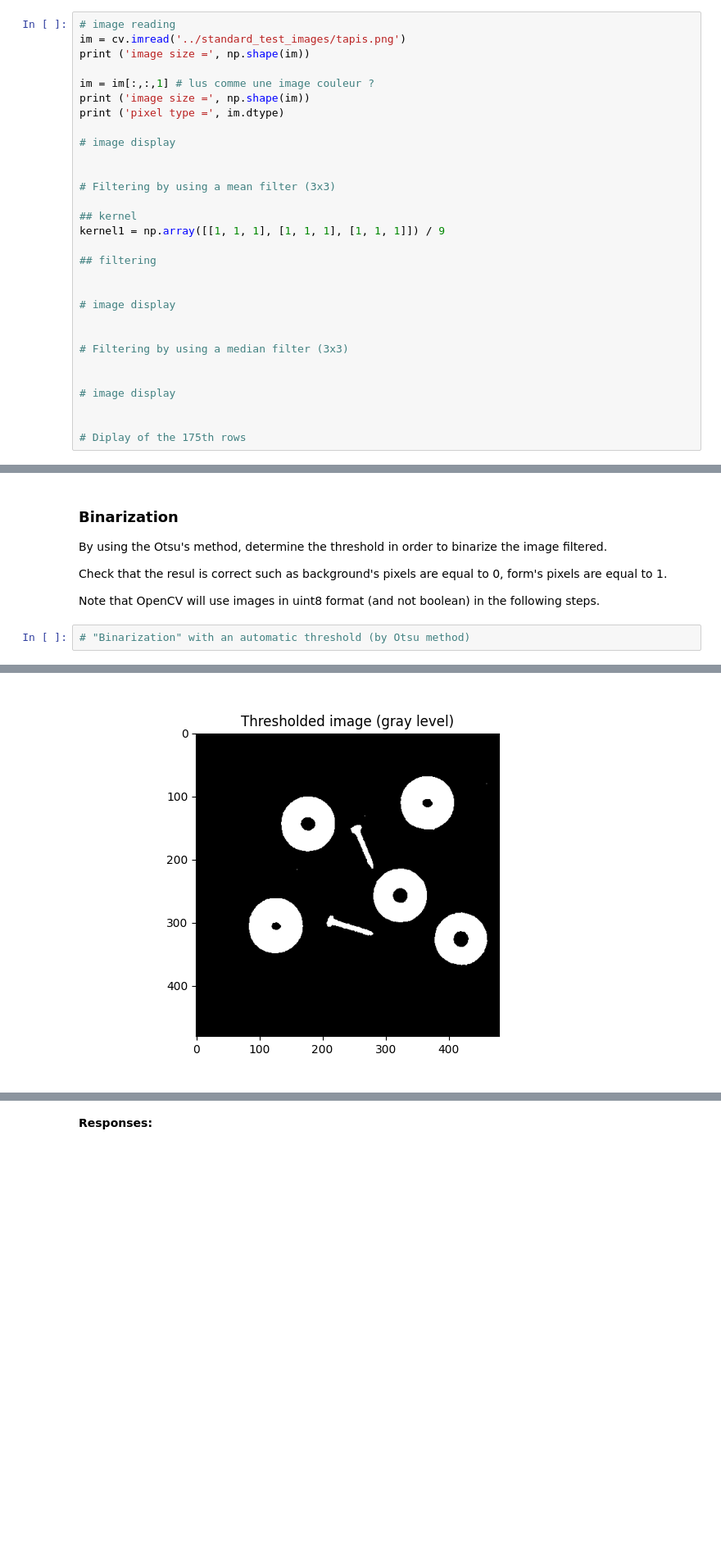
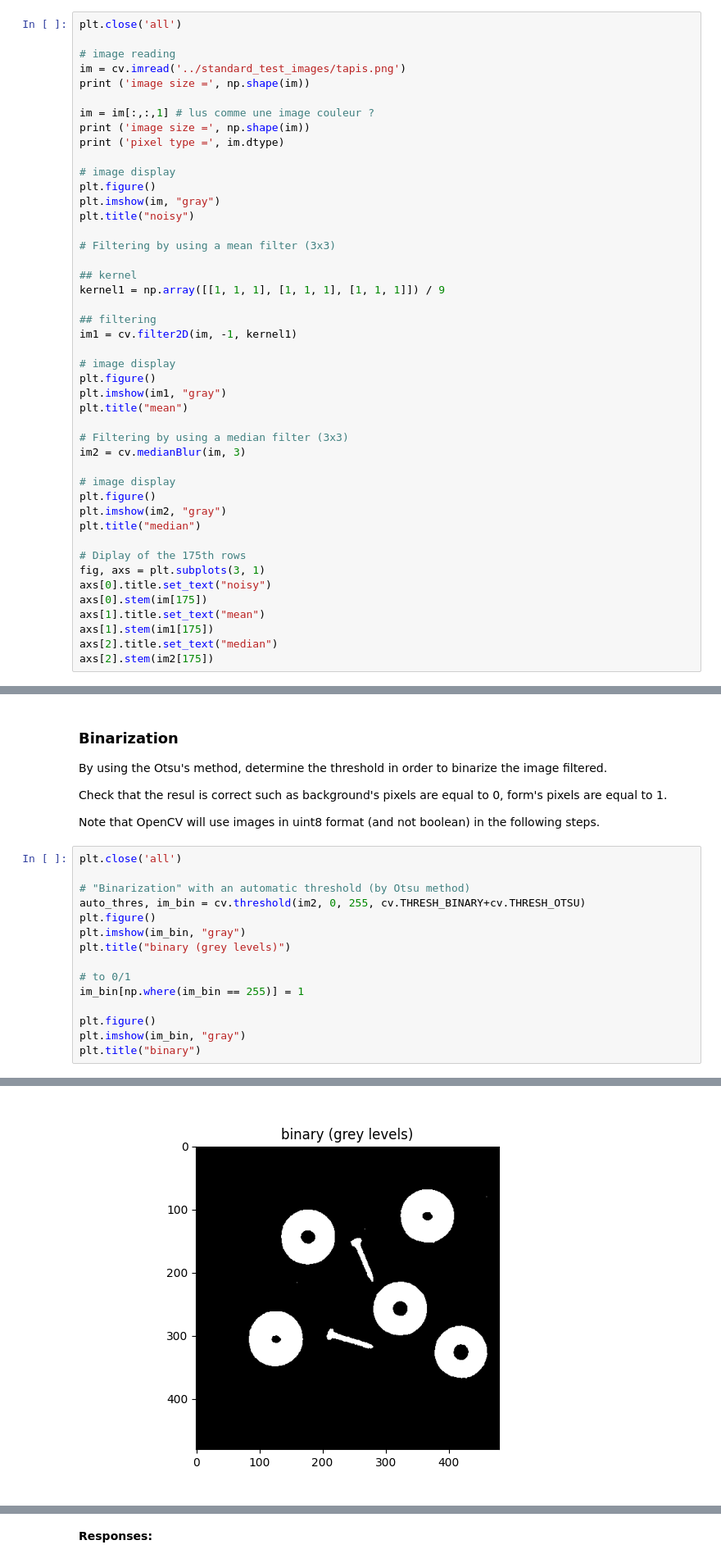
Before and after one commit to emerikaji/M1INFO-image-analysis, a Jupyter notebook: notebooks/TP5.ipynb, the cells around one changed output, grey strips where cells are left out. Shown at 82% size. Saved outputs shown, nothing was run; the diff lists cells and outputs as text; blank space fills up the shorter version.

```diff
--- a/notebooks/TP5.ipynb
+++ b/notebooks/TP5.ipynb
@@ -27,6 +25,8 @@ Write the python code in order to:
 * filter it spatially by using a median filter with kernel $(3 \times 3)$ with _cv.medianBlur()_
 * display the 175th rows of the 3 images
 # %%
+plt.close('all')
+
 # image reading
 im = cv.imread('../standard_test_images/tapis.png')
 print ('image size =', np.shape(im))
@@ -36,7 +36,9 @@ print ('image size =', np.shape(im))
 print ('pixel type =', im.dtype)
 
 # image display
-
+plt.figure()
+plt.imshow(im, "gray")
+plt.title("noisy")
 
 # Filtering by using a mean filter (3x3)
 
@@ -44,18 +46,29 @@ print ('pixel type =', im.dtype)
 kernel1 = np.array([[1, 1, 1], [1, 1, 1], [1, 1, 1]]) / 9
 
 ## filtering
-
+im1 = cv.filter2D(im, -1, kernel1)
 
 # image display
-
+plt.figure()
+plt.imshow(im1, "gray")
+plt.title("mean")
 
 # Filtering by using a median filter (3x3)
-
+im2 = cv.medianBlur(im, 3)
 
 # image display
-
+plt.figure()
+plt.imshow(im2, "gray")
+plt.title("median")
 
 # Diplay of the 175th rows
+fig, axs = plt.subplots(3, 1)
+axs[0].title.set_text("noisy")
+axs[0].stem(im[175])
+axs[1].title.set_text("mean")
+axs[1].stem(im1[175])
+axs[2].title.set_text("median")
+axs[2].stem(im2[175])
 # %% [output]
 image size = (480, 480, 3)
 image size = (480, 480)
@@ -81,5 +94,18 @@ Check that the resul is correct such as background's pixels are equal to 0, form
 
 Note that OpenCV will use images in uint8 format (and not boolean) in the following steps.
 # %%
+plt.close('all')
+
 # "Binarization" with an automatic threshold (by Otsu method)
+auto_thres, im_bin = cv.threshold(im2, 0, 255, cv.THRESH_BINARY+cv.THRESH_OTSU)
+plt.figure()
+plt.imshow(im_bin, "gray")
+plt.title("binary (grey levels)")
+
+# to 0/1
+im_bin[np.where(im_bin == 255)] = 1
+
+plt.figure()
+plt.imshow(im_bin, "gray")
+plt.title("binary")
 # %% [output]
@@ -88 +113 @@ Automatic threshold:  49.0
-[figure, old version]
+[figure, new version]
```
Also changed, not shown: parts of 11 cells of this notebook, 1 other file.
